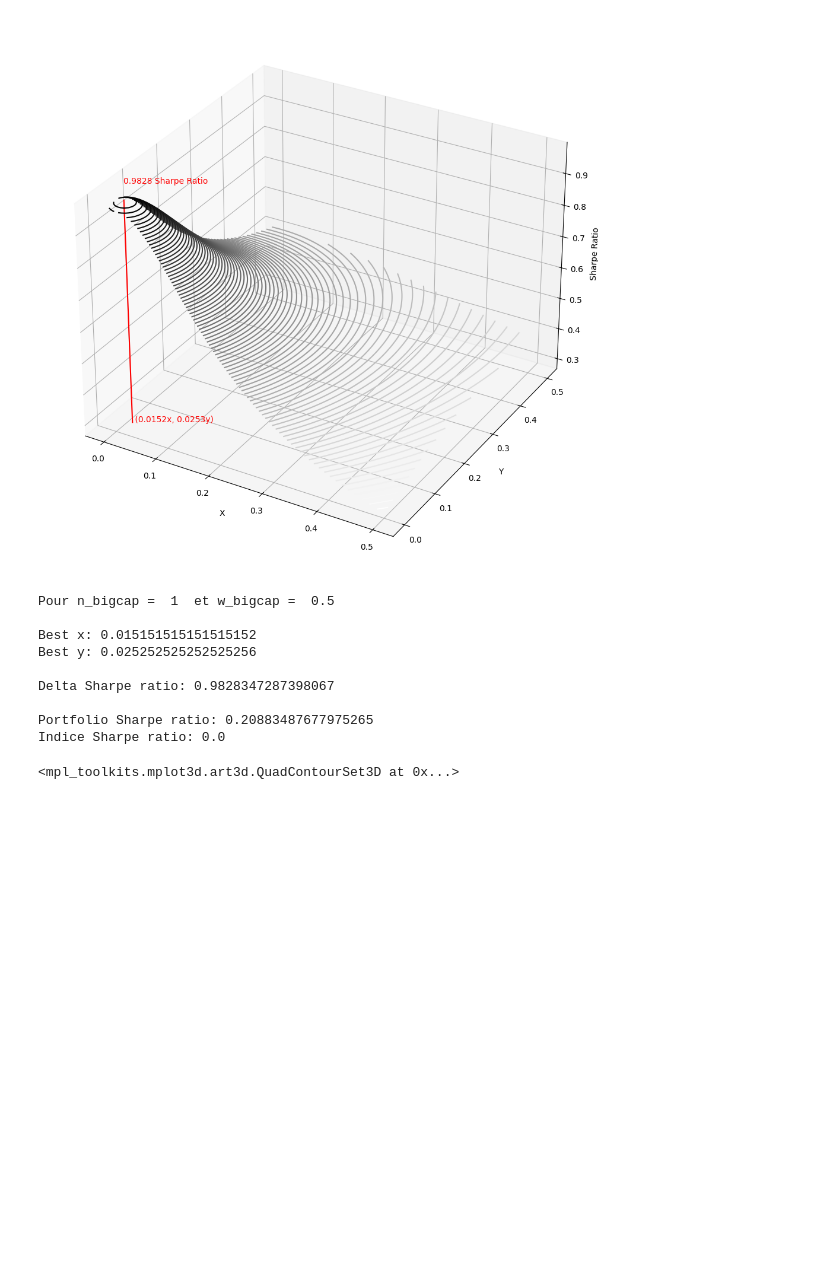
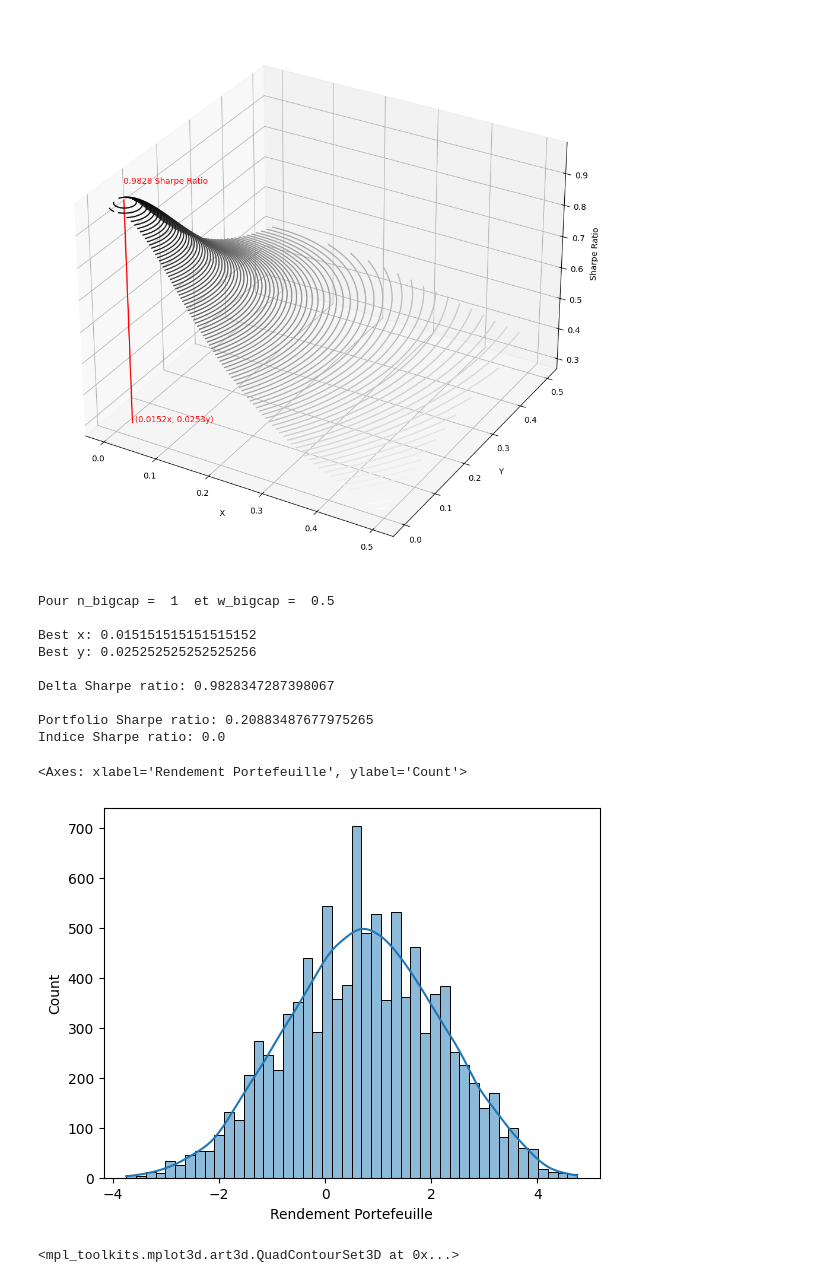
Before and after one commit to Caymaar/Sujet-d-allocation, a Jupyter notebook: Sujet de fond - Variance delta 2.ipynb, the cells around one changed output. Saved outputs shown, nothing was run; the diff lists cells and outputs as text; code cells hidden in the pictures; blank space fills up the shorter version.

```diff
--- a/Sujet de fond - Variance delta 2.ipynb
+++ b/Sujet de fond - Variance delta 2.ipynb
@@ -1135,6 +1135,15 @@ Delta Sharpe ratio: 0.9828347287398067
 
 Portfolio Sharpe ratio: 0.20883487677975265
 Indice Sharpe ratio: 0.0
+# %%
+#Fais une distribution des rendements du portefeuille
+import seaborn as sns
+sns.histplot(df['Rendement Portefeuille'], kde=True)
+
+#Fais une distribution des rendements de l'indice
+# %% [output]
+<Axes: xlabel='Rendement Portefeuille', ylabel='Count'>
+[figure, added]
 # %%
 fig = plt.figure(figsize=(12,12))
 ax = plt.axes(projection='3d')
```
Also changed, not shown: 2 other files.
